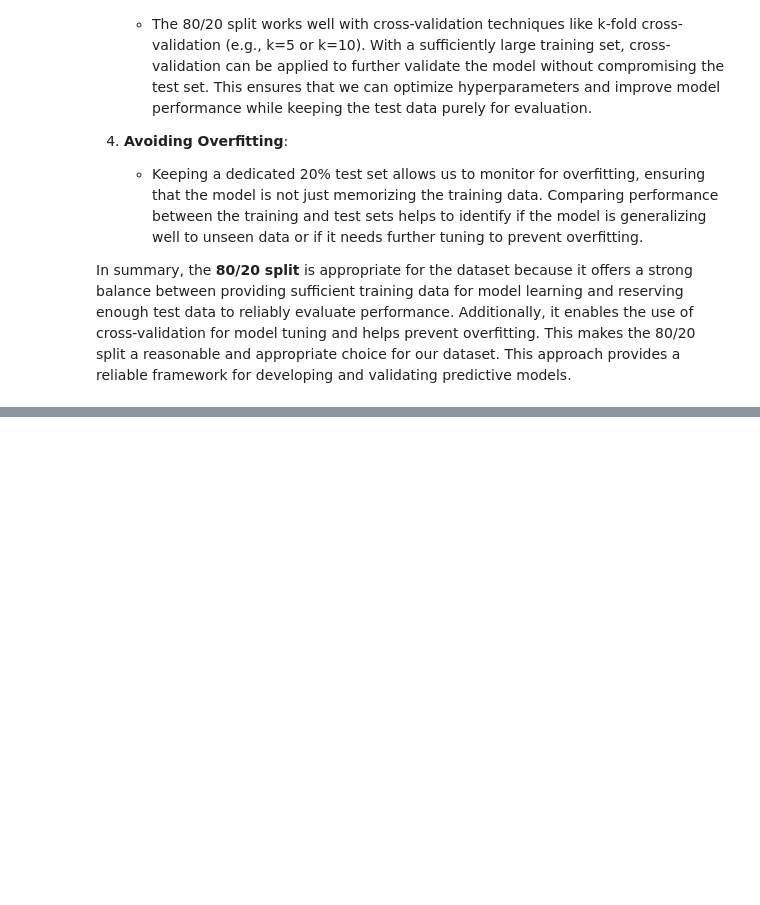
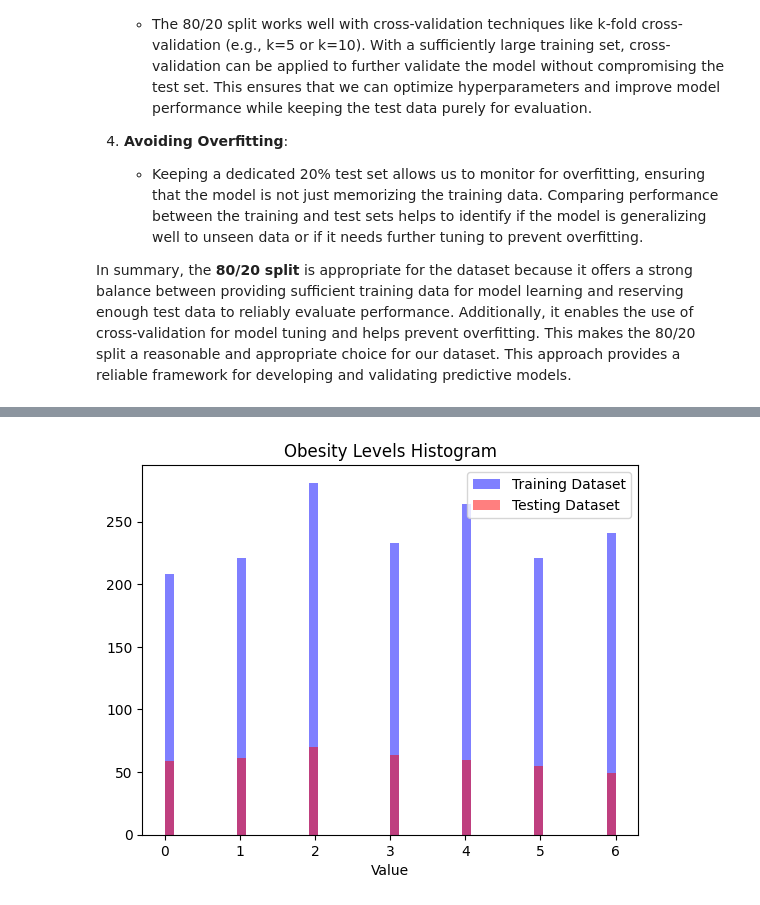
Before and after one commit to Juan-Carlos-D/ML-Team, a Jupyter notebook: Lab Three/Rough Drafts/Section 1/Section 1.ipynb, the cells around one changed output, grey strips where cells are left out. Saved outputs shown, nothing was run; the diff lists cells and outputs as text; code cells hidden in the pictures; blank space fills up the shorter version.

```diff
--- a/Lab Three/Rough Drafts/Section 1/Section 1.ipynb
+++ b/Lab Three/Rough Drafts/Section 1/Section 1.ipynb
@@ -964,0 +1015,10 @@ In summary, the **80/20 split** is appropriate for the dataset because it offers
+# %%
+# distribution of training and testing datasets in target variable
+plt.hist(y_train, bins=50, color='blue', alpha=0.5, label='Training Dataset')
+plt.hist(y_test, bins=50, color='red', alpha=0.5, label='Testing Dataset')
+plt.title('Obesity Levels Histogram')
+plt.xlabel("Value")
+plt.legend()
+plt.show()
+# %% [output]
+[figure, added]
```
Also changed, not shown: parts of 2 cells of this notebook.
